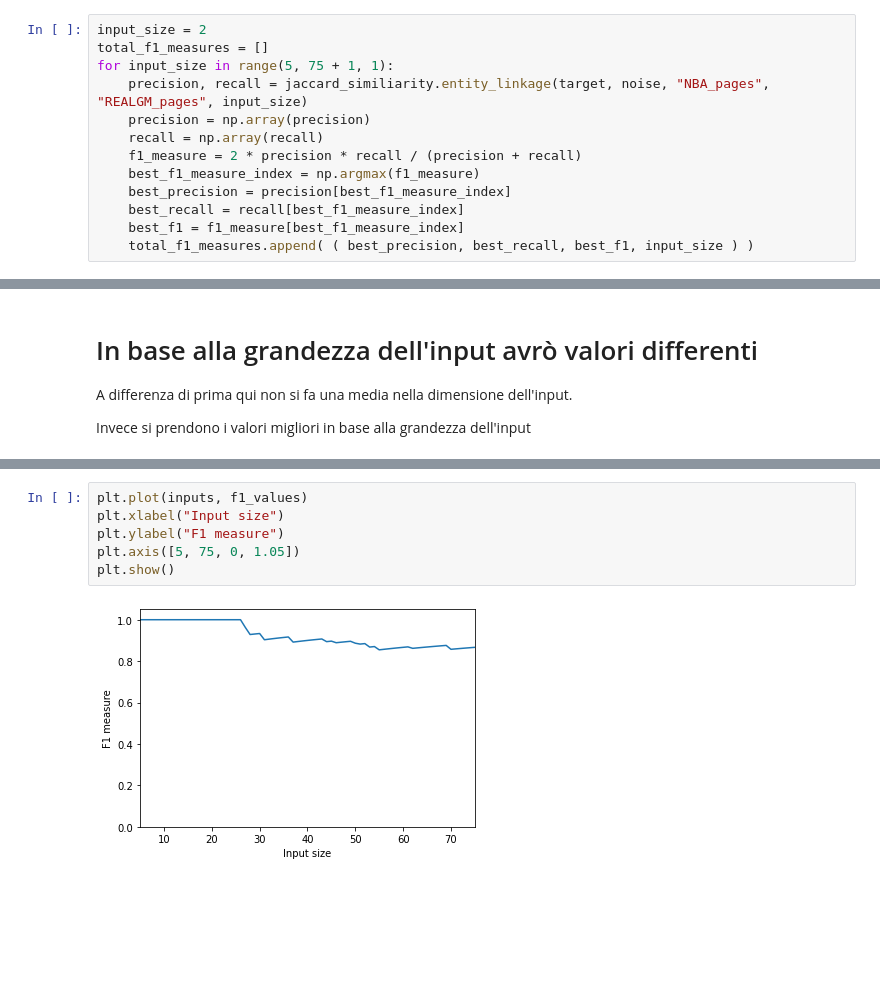
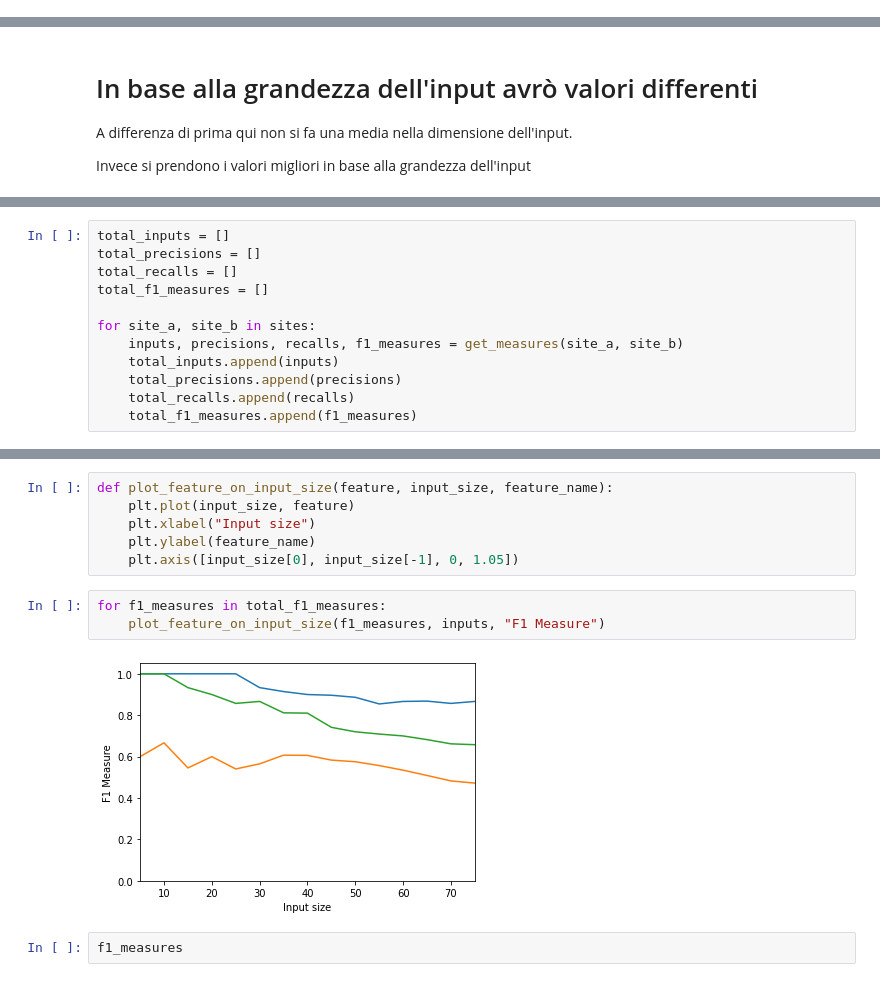
Before and after one commit to Progetto-Agiw/Page-Linkage, a Jupyter notebook: jaccard-similiarity/grafici-recall-precision.ipynb, the cells around one changed output, grey strips where cells are left out. Drawn from its saved outputs; the diff is of its cells as text; blank space fills up the shorter version.

Commit message:
:sparkles: aggiunge grafico f1-measure su input size

```diff
--- a/jaccard-similiarity/grafici-recall-precision.ipynb
+++ b/jaccard-similiarity/grafici-recall-precision.ipynb
@@ -110,16 +112,3 @@ plt.legend()
 # %% [output]
 <matplotlib.legend.Legend at 0x...>
 [figure]
-# %%
-input_size = 2
-total_f1_measures = []
-for input_size in range(5, 75 + 1, 1):
-    precision, recall = jaccard_similiarity.entity_linkage(target, noise, "NBA_pages", "REALGM_pages", input_size)
-    precision = np.array(precision)
-    recall = np.array(recall)
-    f1_measure = 2 * precision * recall / (precision + recall)
-    best_f1_measure_index = np.argmax(f1_measure)
-    best_precision = precision[best_f1_measure_index]
-    best_recall = recall[best_f1_measure_index]
-    best_f1 = f1_measure[best_f1_measure_index]
-    total_f1_measures.append( ( best_precision, best_recall, best_f1, input_size ) )
@@ -157,0 +147,12 @@ Invece si prendono i valori migliori in base alla grandezza dell'input
+# %%
+total_inputs = []
+total_precisions = []
+total_recalls = []
+total_f1_measures = []
+
+for site_a, site_b in sites:
+    inputs, precisions, recalls, f1_measures = get_measures(site_a, site_b)
+    total_inputs.append(inputs)
+    total_precisions.append(precisions)
+    total_recalls.append(recalls)
+    total_f1_measures.append(f1_measures)
@@ -158,8 +184,13 @@ Invece si prendono i valori migliori in base alla grandezza dell'input
 # %%
-plt.plot(inputs, f1_values)
-plt.xlabel("Input size")
-plt.ylabel("F1 measure")
-plt.axis([5, 75, 0, 1.05])
-plt.show()
+def plot_feature_on_input_size(feature, input_size, feature_name):
+    plt.plot(input_size, feature)
+    plt.xlabel("Input size")
+    plt.ylabel(feature_name)
+    plt.axis([input_size[0], input_size[-1], 0, 1.05])
-# %% [output]
-[figure, removed]
+# %%
+for f1_measures in total_f1_measures:
+    plot_feature_on_input_size(f1_measures, inputs, "F1 Measure")
+# %% [output]
+[figure, added]
+# %%
+f1_measures
```
Also changed, not shown: parts of 6 cells of this notebook.
